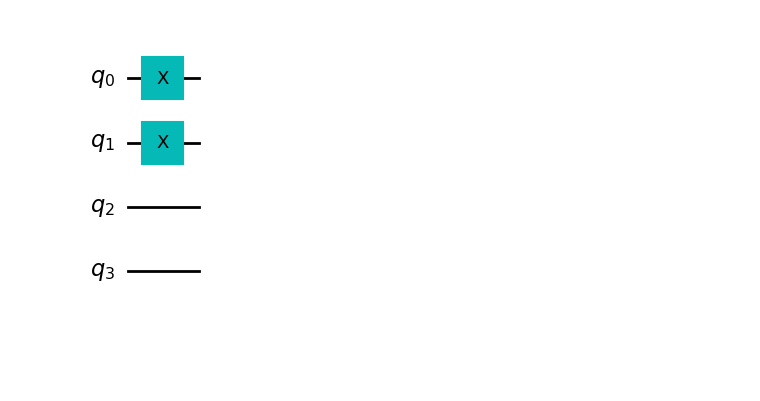
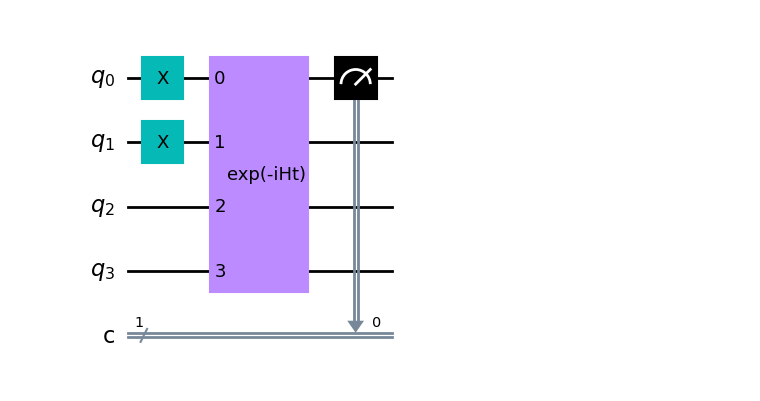
Before and after one commit to zlaraib/QCNO, a Jupyter notebook: build_circuit/collective_osc.ipynb, the cells around one changed output. Saved outputs shown, nothing was run; the diff lists cells and outputs as text; code cells hidden in the pictures; blank space fills up the shorter version.

```diff
--- a/build_circuit/collective_osc.ipynb
+++ b/build_circuit/collective_osc.ipynb
@@ -4,7 +4,7 @@
 import numpy as np
 import matplotlib.pyplot as plt
 from scipy.linalg import expm
-from qiskit import Aer, transpile, assemble
+from qiskit import Aer, transpile, assemble, execute
 from qiskit.providers.aer import AerSimulator
 from qiskit.circuit import QuantumCircuit
 from qiskit.quantum_info import Pauli, Statevector, Operator
@@ -16,7 +16,11 @@ omega_a = np.full(N_sites // 2, delta_m_squared)
 omega_b = np.zeros(N_sites // 2)
 omega = np.concatenate((omega_a, omega_b))
 tolerance = 5e-1
+# Define time steps
+times = np.linspace(0, 10, 1000)  # Extending the time range to 10
 τ = times[1] - times[0]  # Time step
+shots = 1024
+backend = Aer.get_backend('qasm_simulator')
 # E = 1
 # omega = np.array([delta_m_squared / (2 * E) for _ in range(N_sites)])  # omega for each qubit
 B = [0, 0, -1]  # Magnetic field B = [1, 0, 0] for all sites
@@ -30,37 +34,44 @@ c_t = 1.62
 mu = 1.0
 interaction_strength = mu / (2 * N_sites)
 H_SI = 0
 H_vac = 0
 for i in range(N_sites -1):
     for j in range(i + 1, N_sites):
 
         # H_vac terms for site i
         Xi = (omega[i] / 2) * B[0] * Pauli(f'{"I"*i}X{"I"*(N_sites-i-1)}').to_matrix()
         Yi = (omega[i] / 2) * B[1] * Pauli(f'{"I"*i}Y{"I"*(N_sites-i-1)}').to_matrix()
         Zi = (omega[i] / 2) * B[2] * Pauli(f'{"I"*i}Z{"I"*(N_sites-i-1)}').to_matrix()
         H_vac += (1/(N_sites-1)) * (Xi + Yi + Zi)
 
         # H_vac terms for site j
         Xj = (omega[j] / 2) * B[0] * Pauli(f'{"I"*j}X{"I"*(N_sites-j-1)}').to_matrix()
         Yj = (omega[j] / 2) * B[1] * Pauli(f'{"I"*j}Y{"I"*(N_sites-j-1)}').to_matrix()
         Zj = (omega[j] / 2) * B[2] * Pauli(f'{"I"*j}Z{"I"*(N_sites-j-1)}').to_matrix()
         H_vac += (1/(N_sites-1))* (Xj + Yj + Zj)
 
         XX = Pauli(f'{"I"*i}X{"I"*(j-i-1)}X{"I"*(N_sites-j-1)}').to_matrix()
         YY = Pauli(f'{"I"*i}Y{"I"*(j-i-1)}Y{"I"*(N_sites-j-1)}').to_matrix()
         ZZ = Pauli(f'{"I"*i}Z{"I"*(j-i-1)}Z{"I"*(N_sites-j-1)}').to_matrix()
         H_SI += interaction_strength * (XX + YY + ZZ)
 
 # Total Hamiltonian H = H_vac + H_SI
 H_total = H_vac + H_SI
 
-# Create a quantum circuit for the initial state |1100>
-qc = QuantumCircuit(N_sites)
-qc.x([0, 1])  # Apply X gate to the first and second qubits to create |1100> state
-initial_state = Statevector.from_label('1100')
+def evolve_and_measure_circuit(time, H_total):
+    U = Operator(expm(-1j * H_total * time))
+    qc = QuantumCircuit(N_sites, 1) # Measure just the first qubit
+    qc.x([0, 1])  # Apply X gate to the first and second qubits to create |1100> state
+    qc.unitary(U, range(N_sites), label="exp(-iHt)")
+    qc.measure(0, 0)  # Measure just tthe first qubit
+    return qc
 
-# Visualize the initial quantum circuit
+# Generate and visualize the circuit for a specific time
+qc = evolve_and_measure_circuit(τ , H_SI) # τ  used here to see the qc at each time step
 qc.draw(output='mpl', style='clifford')
+
+# Display the plot
+# plt.show()
 # %% [output]
-[figure, old version]
+[figure, new version]
 # %%
```
Also changed, not shown: parts of 1 cell of this notebook.
